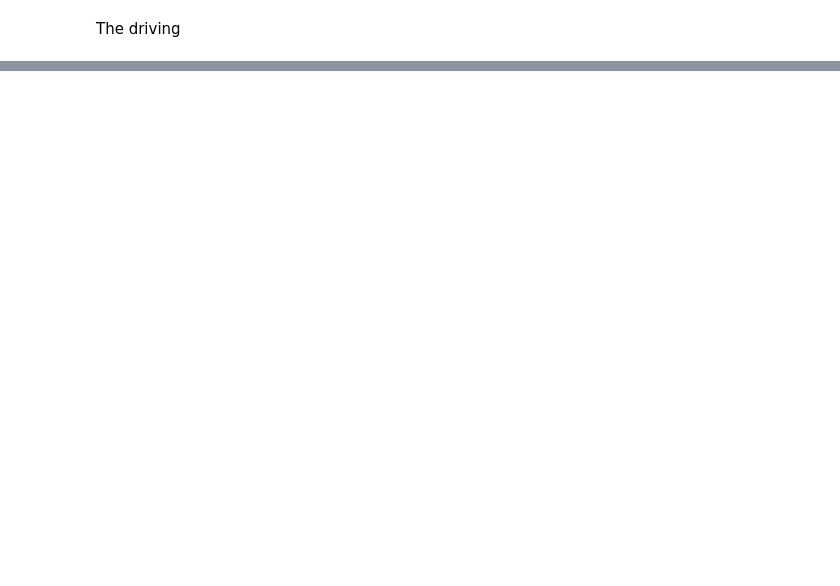
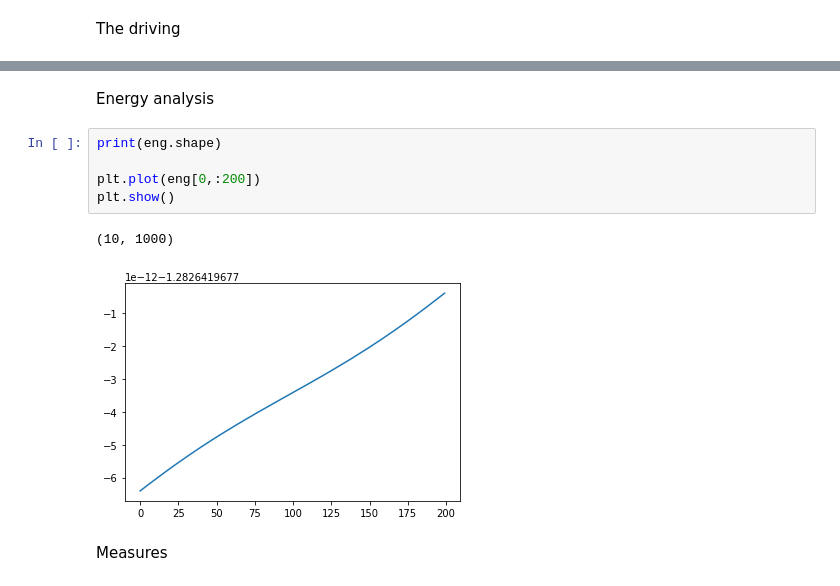
Before and after one commit to emacosta95/DL-VLM, a Jupyter notebook: Visualization.ipynb, the cells around one changed output, grey strips where cells are left out. Saved outputs shown, nothing was run; the diff lists cells and outputs as text; blank space fills up the shorter version.

```diff
--- a/Visualization.ipynb
+++ b/Visualization.ipynb
@@ -135 +202,13 @@ for i in range(10):
 ... (18 outputs left out)
+# %% [markdown]
+Energy analysis
+# %%
+print(eng.shape)
+
+plt.plot(eng[0,:200])
+plt.show()
+# %% [output]
+(10, 1000)
+[figure, added]
+# %% [markdown]
+Measures
```
Also changed, not shown: parts of 26 cells of this notebook, 4 other files.
